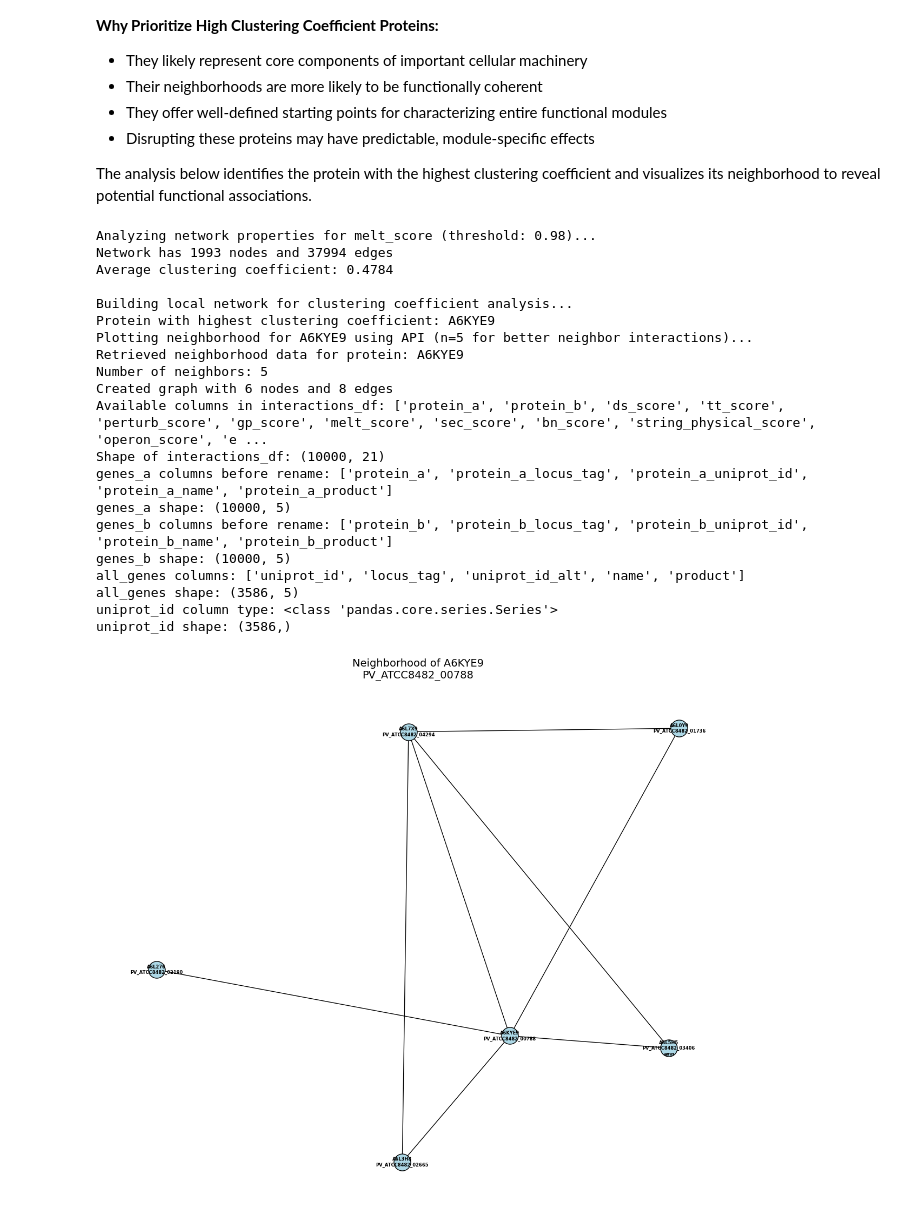
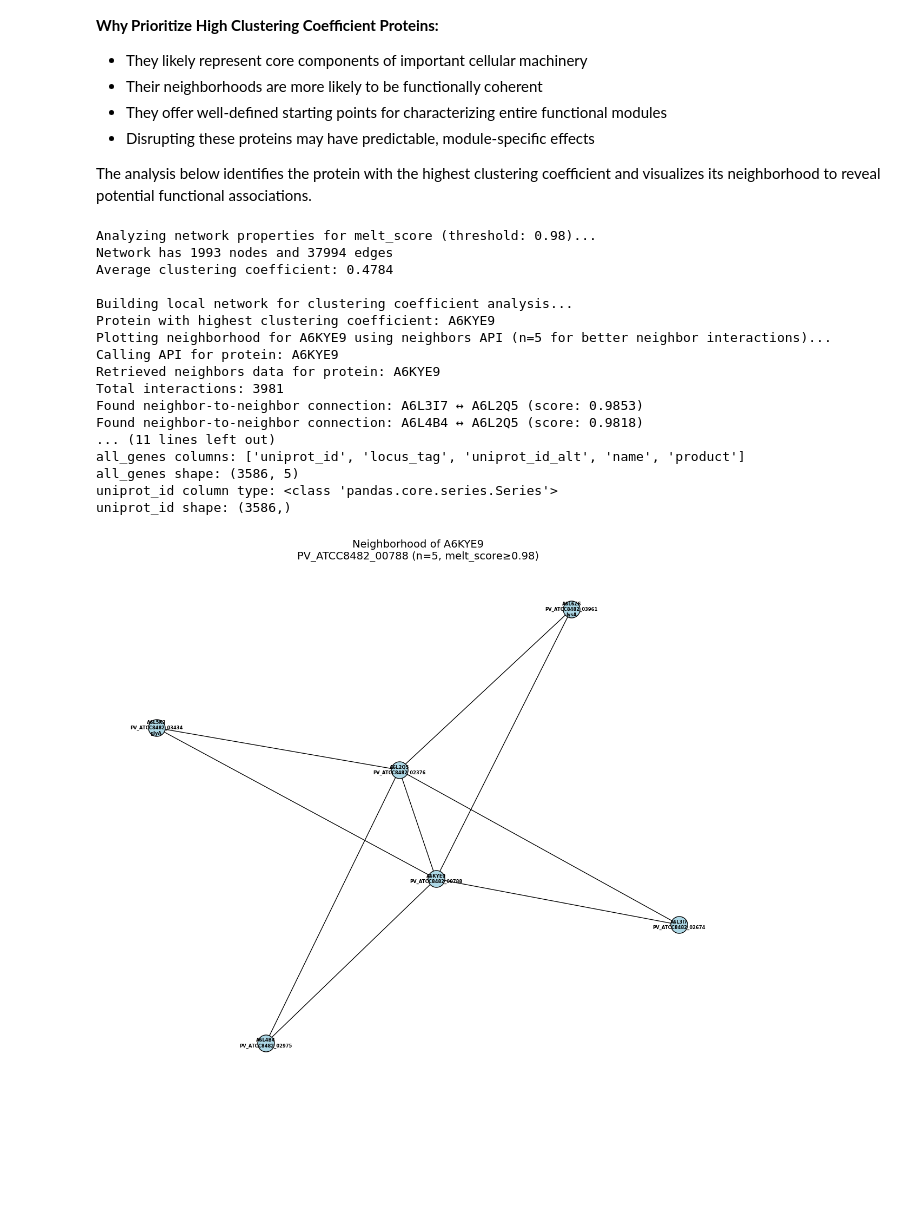
Before and after one commit to EBI-Metagenomics/mett-dataportal, a Jupyter notebook: data-generators/Sub-Projects-Data/SP2/usecase_1/ppi_use_case.ipynb, the cells around one changed output. Saved outputs shown, nothing was run; the diff lists cells and outputs as text; code cells hidden in the pictures; blank space fills up the shorter version.

```diff
--- a/data-generators/Sub-Projects-Data/SP2/usecase_1/ppi_use_case.ipynb
+++ b/data-generators/Sub-Projects-Data/SP2/usecase_1/ppi_use_case.ipynb
@@ -135,7 +135,7 @@ The visualization below shows a randomly selected protein and its closest intera
 import importlib
 import utils_api
 importlib.reload(utils_api)
-from utils_api import plot_neighborhood_from_api
+from utils_api import plot_neighborhood_from_neighbors
 
 # Use a protein that we know has neighbor-to-neighbor interactions
 # Based on our testing, A6L7C0, A6L0B3, and A6KYE9 have neighbor-to-neighbor interactions
@@ -145,11 +145,13 @@ print("Proteins known to have neighbor-to-neighbor interactions:")
 for i, protein in enumerate(proteins_with_neighbor_interactions, 1):
     print(f"{i}. {protein}")
 
-# Try the first one that works
+# Try the first one that works using the new neighbors-based approach
 for protein_id in proteins_with_neighbor_interactions:
     print(f"\nTrying protein: {protein_id}")
     try:
-        plot_neighborhood_from_api(protein_id, n=5, species_acronym=species_acronym)
+        # Use the new function that gets raw neighbors data and computes neighborhood locally
+        plot_neighborhood_from_neighbors(protein_id, n=5, species_acronym=species_acronym,
+                                       score_col='ds_score', score_threshold=0.1)
         print(f"Successfully plotted neighborhood for {protein_id}")
         break
     except Exception as e:
@@ -165,7 +167,8 @@ else:
         print(f"Trying random protein {attempt + 1}: {random_protein}")
 
         try:
-            plot_neighborhood_from_api(random_protein, n=5, species_acronym=species_acronym)
+            plot_neighborhood_from_neighbors(random_protein, n=5, species_acronym=species_acronym,
+                                           score_col='ds_score', score_threshold=0.1)
             print(f"Successfully plotted neighborhood for {random_protein}")
             break
         except Exception as e:
@@ -252,58 +271,61 @@ if melt_net.number_of_nodes() > 0:
     top_cc_node = get_node_with_highest_clustering_coefficient(melt_net)
     print(f"Protein with highest clustering coefficient: {top_cc_node}")
 
-    # Now use the API to plot the neighborhood of this protein
+    # Now use the neighbors API to plot the neighborhood of this protein
     # Use n=5 to ensure we get neighbor-to-neighbor interactions
-    print(f"Plotting neighborhood for {top_cc_node} using API (n=5 for better neighbor interactions)...")
+    print(f"Plotting neighborhood for {top_cc_node} using neighbors API (n=5 for better neighbor interactions)...")
     try:
-        plot_neighborhood_from_api(top_cc_node, n=5, species_acronym=species_acronym)
+        plot_neighborhood_from_neighbors(top_cc_node, n=5, species_acronym=species_acronym,
+                                       score_col='melt_score', score_threshold=0.98)
 
-        # Also show some statistics about the neighborhood
+        # Also show some statistics about the neighborhood using raw neighbors data
         print(f"\nNeighborhood analysis for {top_cc_node}:")
-        neighborhood_data = ppi_api.get_protein_neighborhood(top_cc_node, n=5, species_acronym=species_acronym)
-        edges = neighborhood_data['network_data']['edges']
+        neighbors_data = ppi_api.get_protein_neighbors(top_cc_node, species_acronym=species_acronym)
+
+        # Compute neighborhood using the same algorithm as the plotting function
+        from utils_api import compute_neighborhood_from_neighbors
+        neighborhood_graph = compute_neighborhood_from_neighbors(neighbors_data, top_cc_node, n=5,
+                                                               score_col='melt_score', score_threshold=0.98)
 
         # Count different types of edges
-        central_edges = [e for e in edges if e['source'] == top_cc_node or e['target'] == top_cc_node]
-        neighbor_edges = [e for e in edges if e['source'] != top_cc_node and e['target'] != top_cc_node]
+        central_edges = [e for e in neighborhood_graph.edges() if top_cc_node in e]
+        neighbor_edges = [e for e in neighborhood_graph.edges() if top_cc_node not in e]
 
-        print(f"  Total edges: {len(edges)}")
+        print(f"  Total edges: {neighborhood_graph.number_of_edges()}")
         print(f"  Central protein edges: {len(central_edges)}")
         print(f"  Neighbor-to-neighbor edges: {len(neighbor_edges)}")
 
         if neighbor_edges:
             print(f"  ✅ Complete network with neighbor interactions!")
             for edge in neighbor_edges:
-                print(f"    {edge['source']} ↔ {edge['target']} (weight: {edge['weight']:.6f})")
+                weight = neighborhood_graph[edge[0]][edge[1]].get('weight', 'N/A')
+                print(f"    {edge[0]} ↔ {edge[1]} (weight: {weight:.6f})")
         else:
             print(f"  ⚠️  Star pattern (no neighbor-to-neighbor interactions)")
 
     except Exception as e:
-        print(f"API neighborhood plotting failed: {e}")
+        print(f"Neighbors API neighborhood plotting failed: {e}")
         print("Falling back to local plotting...")
         plot_neighborhood(melt_net, top_cc_node, 5, gff_df)
 else:
     print("No proteins found in the network with the specified threshold.")
     print("Try lowering the threshold or using a different score type.")
 # %% [output]
 Analyzing network properties for melt_score (threshold: 0.98)...
 Network has 1993 nodes and 37994 edges
 Average clustering coefficient: 0.4784
 
 Building local network for clustering coefficient analysis...
 Protein with highest clustering coefficient: A6KYE9
-Plotting neighborhood for A6KYE9 using API (n=5 for better neighbor interactions)...
-Retrieved neighborhood data for protein: A6KYE9
-Number of neighbors: 5
-Created graph with 6 nodes and 8 edges
-Available columns in interactions_df: ['protein_a', 'protein_b', 'ds_score', 'tt_score', 'perturb_score', 'gp_score', 'melt_score', 'sec_score', 'bn_score', 'string_physical_score', 'operon_score', 'e ...
-Shape of interactions_df: (10000, 21)
-genes_a columns before rename: ['protein_a', 'protein_a_locus_tag', 'protein_a_uniprot_id', 'protein_a_name', 'protein_a_product']
-genes_a shape: (10000, 5)
-genes_b columns before rename: ['protein_b', 'protein_b_locus_tag', 'protein_b_uniprot_id', 'protein_b_name', 'protein_b_product']
-genes_b shape: (10000, 5)
+Plotting neighborhood for A6KYE9 using neighbors API (n=5 for better neighbor interactions)...
+Calling API for protein: A6KYE9
+Retrieved neighbors data for protein: A6KYE9
+Total interactions: 3981
+Found neighbor-to-neighbor connection: A6L3I7 ↔ A6L2Q5 (score: 0.9853)
+Found neighbor-to-neighbor connection: A6L4B4 ↔ A6L2Q5 (score: 0.9818)
+... (11 lines left out)
 all_genes columns: ['uniprot_id', 'locus_tag', 'uniprot_id_alt', 'name', 'product']
 all_genes shape: (3586, 5)
 uniprot_id column type: <class 'pandas.core.series.Series'>
 uniprot_id shape: (3586,)
-[figure, old version]
+[figure, new version]
```
Also changed, not shown: parts of 2 cells of this notebook, 1 other file.
